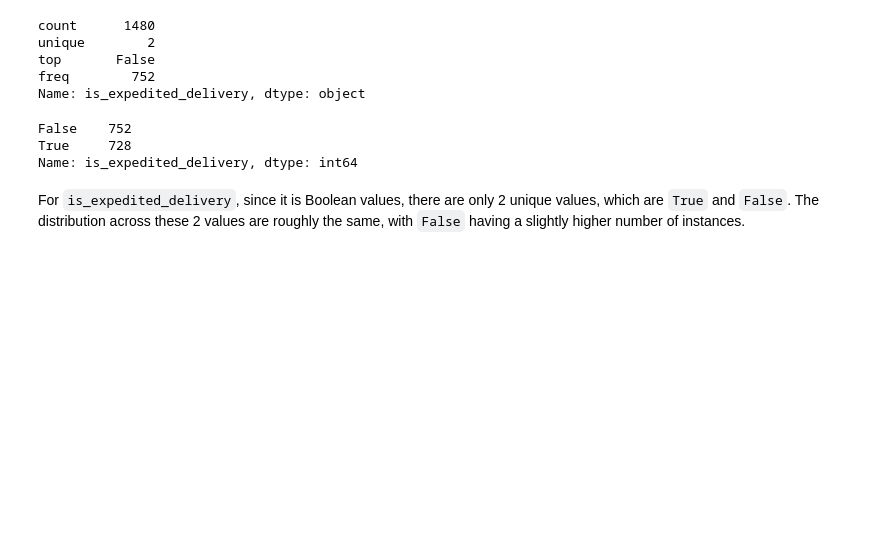
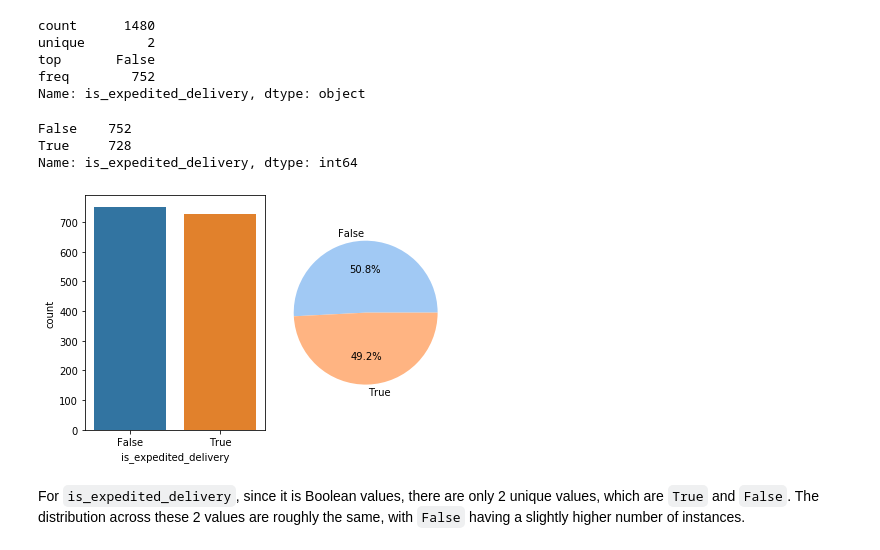
Before and after one commit to DanielTranDS/TransactionalRetailData-Wrangling-EDA, a Jupyter notebook: TransactionalRetail_Codes.ipynb, the cells around one changed output. Cells and saved outputs as stored; diff of their text form; code cells hidden in the pictures; blank space fills up the shorter version.

```diff
--- a/TransactionalRetail_Codes.ipynb
+++ b/TransactionalRetail_Codes.ipynb
@@ -2012,6 +2038,18 @@ df['is_expedited_delivery'].value_counts()
 False    752
 True     728
 Name: is_expedited_delivery, dtype: int64
+# %%
+plt.subplot(1, 2, 1)
+sns.countplot(df['is_expedited_delivery'])
+
+plt.subplot(1, 2, 2)
+plt.pie(x=[i/sum(list(df['is_expedited_delivery'].value_counts())) for i in list(df['is_expedited_delivery'].value_counts())],
+        labels=list(df['is_expedited_delivery'].unique()),
+        colors=sns.color_palette('pastel')[:2],autopct="%.1f%%")
+plt.tight_layout()
+plt.show()
+# %% [output]
+[figure, added]
 # %% [markdown]
 For `is_expedited_delivery`, since it is Boolean values, there are only 2 unique values, which are `True` and `False`. The distribution across these 2 values are roughly the same, with `False` having a slightly higher number of instances.
 # %%
```
Also changed, not shown: parts of 5 cells of this notebook.
